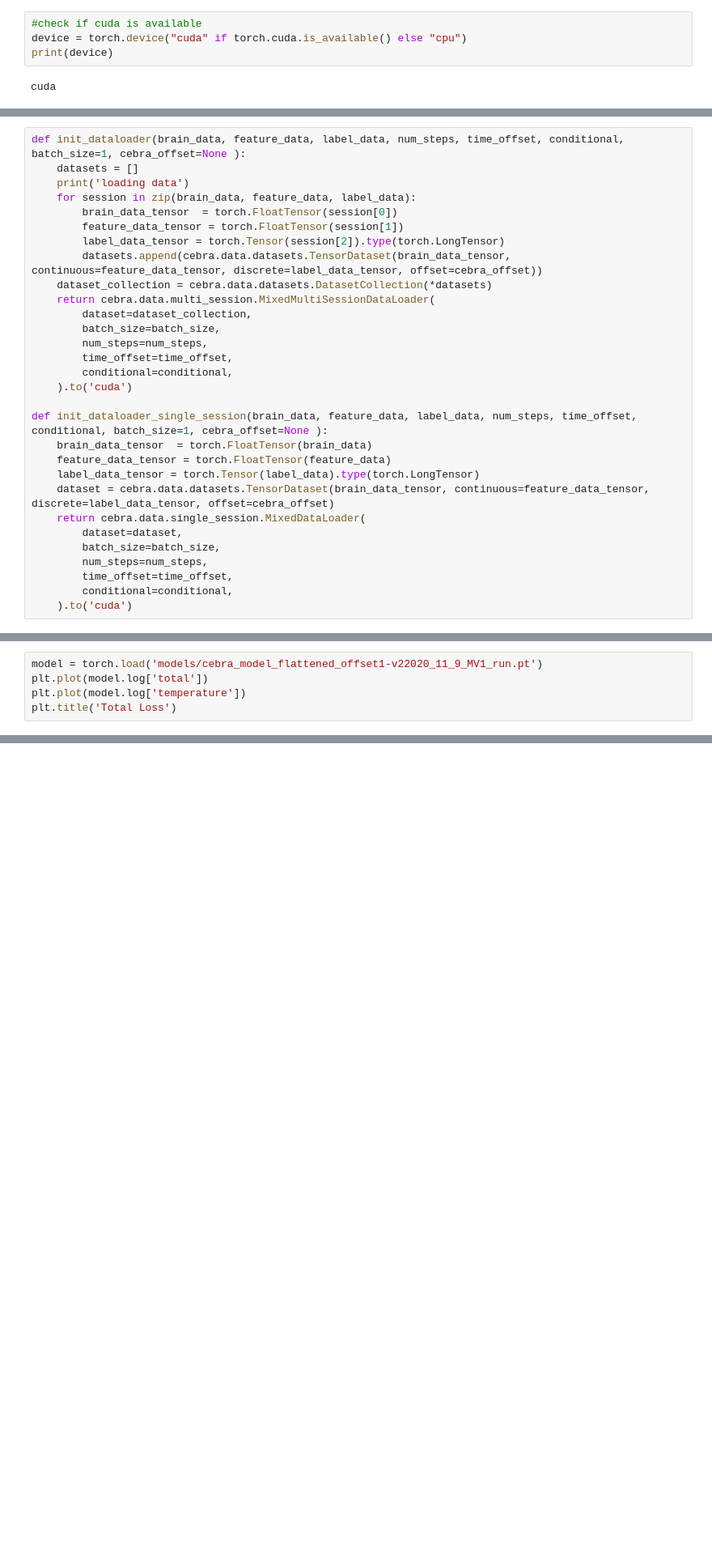
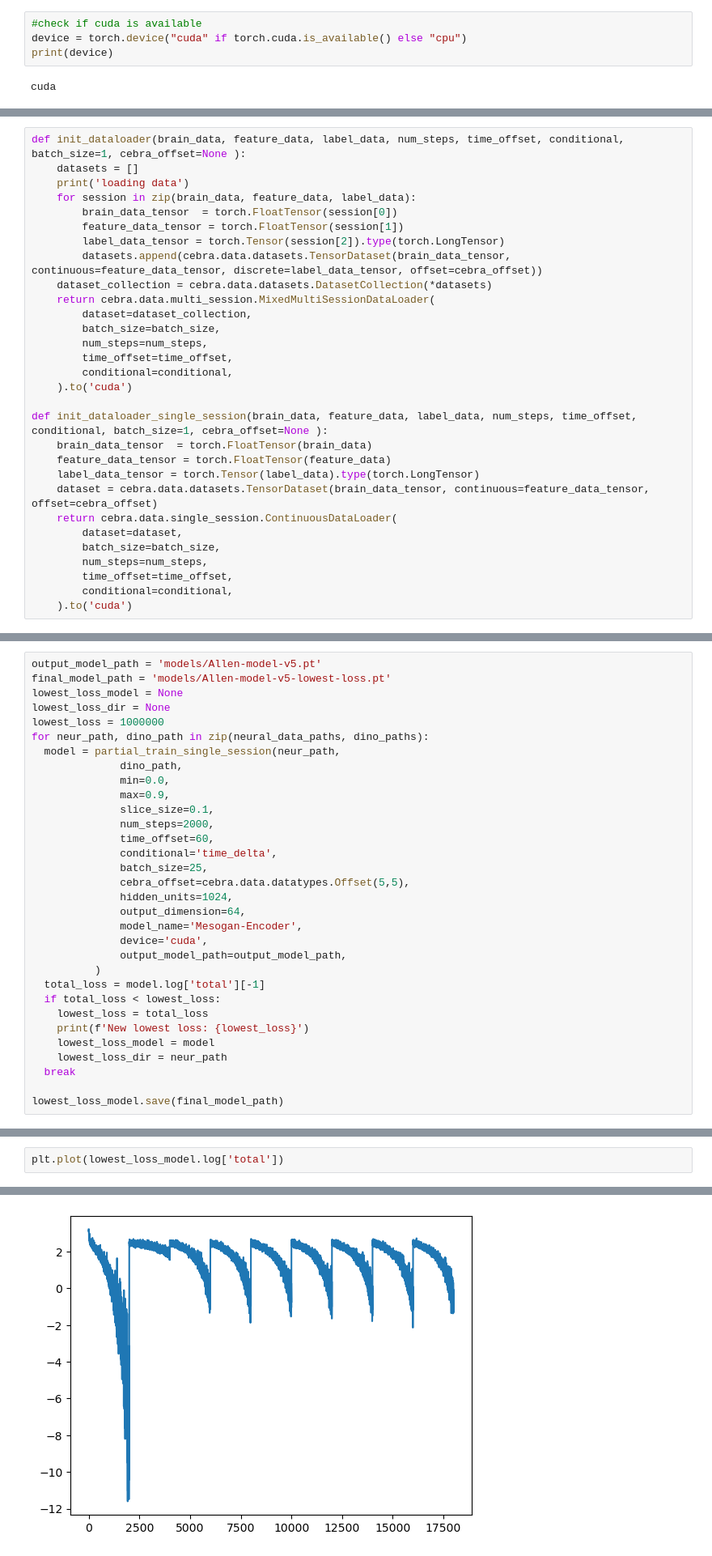
Before and after one commit to Tsuchijo/CEBRA-training, a Jupyter notebook: training_pipeline.ipynb, the cells around one changed output, grey strips where cells are left out. Shown at 81% size. Saved outputs shown, nothing was run; the diff lists cells and outputs as text; blank space fills up the shorter version.

Commit message:
updated code to work with similar architecture to mesogan

```diff
--- a/training_pipeline.ipynb
+++ b/training_pipeline.ipynb
@@ -56,8 +59,8 @@ def init_dataloader_single_session(brain_data, feature_data, label_data, num_ste
     brain_data_tensor  = torch.FloatTensor(brain_data)
     feature_data_tensor = torch.FloatTensor(feature_data)
     label_data_tensor = torch.Tensor(label_data).type(torch.LongTensor)
-    dataset = cebra.data.datasets.TensorDataset(brain_data_tensor, continuous=feature_data_tensor, discrete=label_data_tensor, offset=cebra_offset)
-    return cebra.data.single_session.MixedDataLoader(
+    dataset = cebra.data.datasets.TensorDataset(brain_data_tensor, continuous=feature_data_tensor, offset=cebra_offset)
+    return cebra.data.single_session.ContinuousDataLoader(
         dataset=dataset,
         batch_size=batch_size,
         num_steps=num_steps,
@@ -307,5 +231,0 @@ Training complete, saving model
-# %%
-model = torch.load('models/cebra_model_flattened_offset1-v22020_11_9_MV1_run.pt')
-plt.plot(model.log['total'])
-plt.plot(model.log['temperature'])
-plt.title('Total Loss')
@@ -313,0 +232,32 @@ FileNotFoundError: [Errno 2] No such file or directory: 'models/cebra_model_flat
+# %%
+output_model_path = 'models/Allen-model-v5.pt'
+final_model_path = 'models/Allen-model-v5-lowest-loss.pt'
+lowest_loss_model = None
+lowest_loss_dir = None
+lowest_loss = 1000000
+for neur_path, dino_path in zip(neural_data_paths, dino_paths):
+  model = partial_train_single_session(neur_path,
+              dino_path,
+              min=0.0,
+              max=0.9,
+              slice_size=0.1,
+              num_steps=2000,
+              time_offset=60,
+              conditional='time_delta',
+              batch_size=25,
+              cebra_offset=cebra.data.datatypes.Offset(5,5),
+              hidden_units=1024,
+              output_dimension=64,
+              model_name='Mesogan-Encoder',
+              device='cuda',
+              output_model_path=output_model_path,
+          )
+  total_loss = model.log['total'][-1]
+  if total_loss < lowest_loss:
+    lowest_loss = total_loss
+    print(f'New lowest loss: {lowest_loss}')
+    lowest_loss_model = model
+    lowest_loss_dir = neur_path
+  break
+
+lowest_loss_model.save(final_model_path)
@@ -313,0 +289,3 @@ FileNotFoundError: [Errno 2] No such file or directory: 'models/cebra_model_flat
+# %%
+plt.plot(lowest_loss_model.log['total'])
+# %% [output]
@@ -314,3 +293,4 @@ FileNotFoundError: [Errno 2] No such file or directory: 'models/cebra_model_flat
+[figure, added]
 # %%
 model_list = []
 for model_path in os.listdir('models/single_session-v2/'):
```
Also changed, not shown: parts of 13 cells of this notebook, 6 other files.
